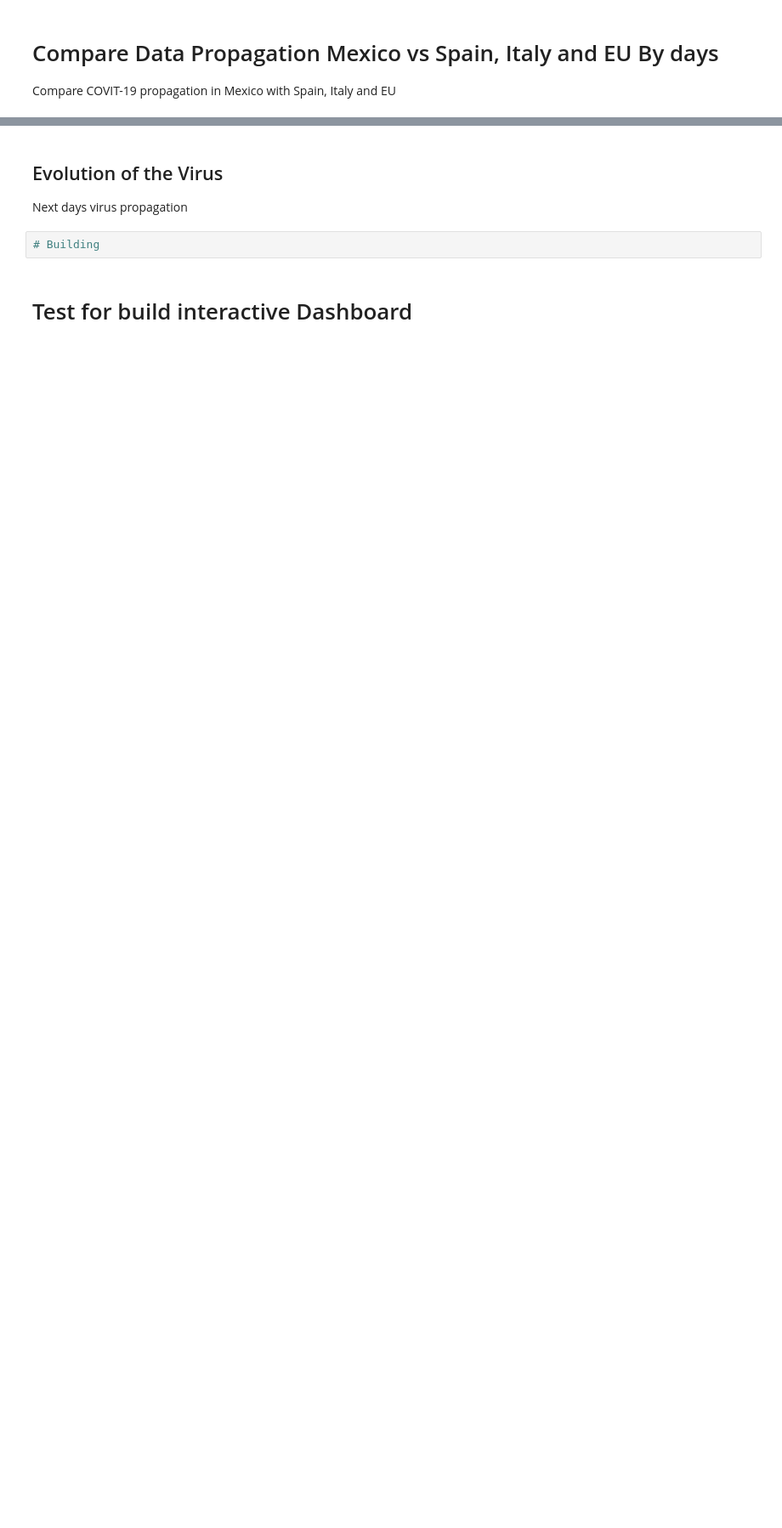
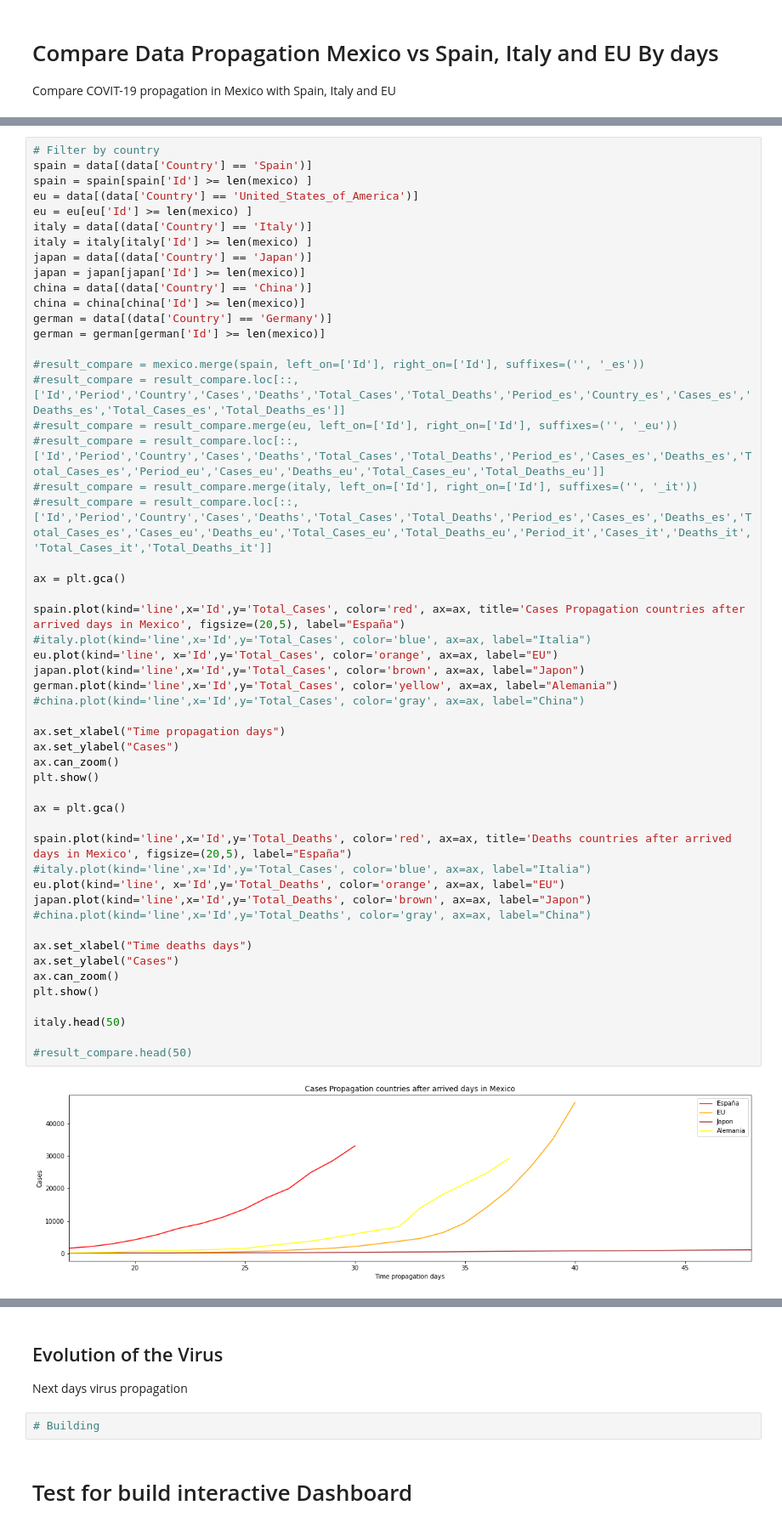
Before and after one commit to eocode/COVIT-19-Mexico, a Jupyter notebook: COVIT-19 Analisys.ipynb, the cells around one changed output, grey strips where cells are left out. Shown: that part at 85% size. Drawn from its saved outputs; the diff is of its cells as text; blank space fills up the shorter version.

```diff
--- a/COVIT-19 Analisys.ipynb
+++ b/COVIT-19 Analisys.ipynb
@@ -148,0 +180,54 @@ result_compare.head(50)
+# %%
+# Filter by country
+spain = data[(data['Country'] == 'Spain')]
+spain = spain[spain['Id'] >= len(mexico) ]
+eu = data[(data['Country'] == 'United_States_of_America')]
+eu = eu[eu['Id'] >= len(mexico) ]
+italy = data[(data['Country'] == 'Italy')]
+italy = italy[italy['Id'] >= len(mexico) ]
+japan = data[(data['Country'] == 'Japan')]
+japan = japan[japan['Id'] >= len(mexico)]
+china = data[(data['Country'] == 'China')]
+china = china[china['Id'] >= len(mexico)]
+german = data[(data['Country'] == 'Germany')]
+german = german[german['Id'] >= len(mexico)]
+
+#result_compare = mexico.merge(spain, left_on=['Id'], right_on=['Id'], suffixes=('', '_es'))
+#result_compare = result_compare.loc[::,['Id','Period','Country','Cases','Deaths','Total_Cases','Total_Deaths','Period_es','Country_es','Cases_es','Deaths_es','Total_Cases_es','Total_Deaths_es']]
+#result_compare = result_compare.merge(eu, left_on=['Id'], right_on=['Id'], suffixes=('', '_eu'))
+#result_compare = result_compare.loc[::,['Id','Period','Country','Cases','Deaths','Total_Cases','Total_Deaths','Period_es','Cases_es','Deaths_es','Total_Cases_es','Period_eu','Cases_eu','Deaths_eu','Total_Cases_eu','Total_Deaths_eu']]
+#result_compare = result_compare.merge(italy, left_on=['Id'], right_on=['Id'], suffixes=('', '_it'))
+#result_compare = result_compare.loc[::,['Id','Period','Country','Cases','Deaths','Total_Cases','Total_Deaths','Period_es','Cases_es','Deaths_es','Total_Cases_es','Cases_eu','Deaths_eu','Total_Cases_eu','Total_Deaths_eu','Period_it','Cases_it','Deaths_it','Total_Cases_it','Total_Deaths_it']]
+
+ax = plt.gca()
+
+spain.plot(kind='line',x='Id',y='Total_Cases', color='red', ax=ax, title='Cases Propagation countries after arrived days in Mexico', figsize=(20,5), label="España")
+#italy.plot(kind='line',x='Id',y='Total_Cases', color='blue', ax=ax, label="Italia")
+eu.plot(kind='line', x='Id',y='Total_Cases', color='orange', ax=ax, label="EU")
+japan.plot(kind='line',x='Id',y='Total_Cases', color='brown', ax=ax, label="Japon")
+german.plot(kind='line',x='Id',y='Total_Cases', color='yellow', ax=ax, label="Alemania")
+#china.plot(kind='line',x='Id',y='Total_Cases', color='gray', ax=ax, label="China")
+
+ax.set_xlabel("Time propagation days")
+ax.set_ylabel("Cases")
+ax.can_zoom()
+plt.show()
+
+ax = plt.gca()
+
+spain.plot(kind='line',x='Id',y='Total_Deaths', color='red', ax=ax, title='Deaths countries after arrived days in Mexico', figsize=(20,5), label="España")
+#italy.plot(kind='line',x='Id',y='Total_Cases', color='blue', ax=ax, label="Italia")
+eu.plot(kind='line', x='Id',y='Total_Deaths', color='orange', ax=ax, label="EU")
+japan.plot(kind='line',x='Id',y='Total_Deaths', color='brown', ax=ax, label="Japon")
+#china.plot(kind='line',x='Id',y='Total_Deaths', color='gray', ax=ax, label="China")
+
+ax.set_xlabel("Time deaths days")
+ax.set_ylabel("Cases")
+ax.can_zoom()
+plt.show()
+
+italy.head(50)
+
+#result_compare.head(50)
+# %% [output]
+[figure, added]
```
Also changed, not shown: parts of 5 cells of this notebook, 4 other files.
